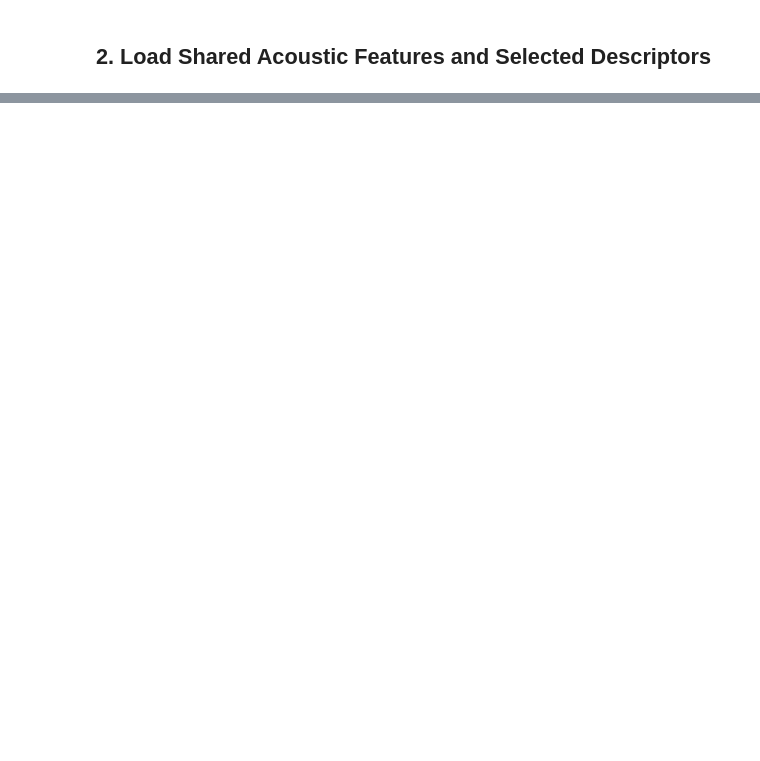
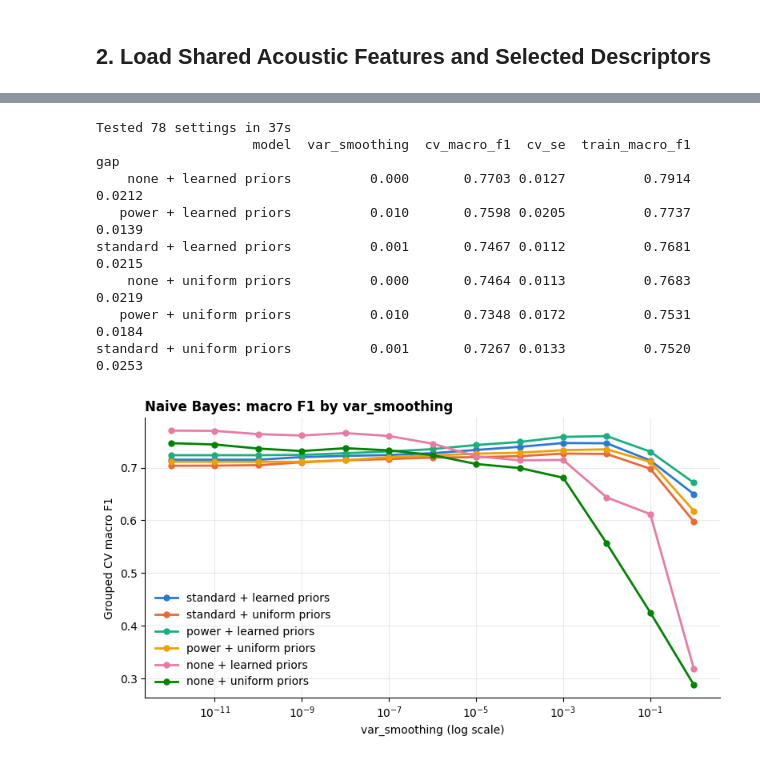
Before and after one commit to TheVantaDev/ML_CP, a Jupyter notebook: 02_person2_svm_and_naive_bayes/naive_bayes.ipynb, the cells around one changed output, grey strips where cells are left out. Cells and saved outputs as stored; diff of their text form; code cells hidden in the pictures; blank space fills up the shorter version.

Commit message:
feat(SVM & Naive Bayes): tuned, evaluated and exported final models

```diff
--- a/02_person2_svm_and_naive_bayes/naive_bayes.ipynb
+++ b/02_person2_svm_and_naive_bayes/naive_bayes.ipynb
@@ -236,0 +141,8 @@ print(f"Saved model artifacts for {ALGO_NAME} in models/!")
+# %%
+cv = StratifiedGroupKFold(n_splits=5, shuffle=True, random_state=RANDOM_SEED)
+
+for fold, (tr, va) in enumerate(cv.split(X_train_raw, y_train, groups_train), start=1):
+    assert not set(groups_train[tr]) & set(groups_train[va]), "Clip leaked across folds!"
+    print(f"Fold {fold}: train={len(tr)} val={len(va)} "
+          f"val per class={np.bincount(y_train[va], minlength=num_classes)}")
+print("No clip appears on both sides of any fold.")
@@ -236,0 +175,10 @@ print(f"Saved model artifacts for {ALGO_NAME} in models/!")
+# %%
+dummy = DummyClassifier(strategy="most_frequent")
+
+dummy_cv = cross_val_score(dummy, X_train, y_train, groups=groups_train,
+                           cv=cv, scoring="f1_macro")
+print(f"Dummy grouped CV macro F1: {dummy_cv.mean():.3f}")
+
+dummy.fit(X_train, y_train)
+print("Dummy on validation:")
+print(pd.Series(evaluate(dummy, X_val, y_val)).round(3))
@@ -236,0 +243,49 @@ print(f"Saved model artifacts for {ALGO_NAME} in models/!")
+# %%
+SMOOTHING = np.logspace(-12, 0, 13)
+VARIANTS = [("standard", "learned"), ("standard", "uniform"), ("power", "learned"), ("power", "uniform"),
+            ("none", "learned"), ("none", "uniform")]
+
+t0 = time.time()
+rows = []
+for transform, priors in VARIANTS:
+    for vs in SMOOTHING:
+        row = grouped_cv(make_nb(transform, priors, vs), f"{transform} + {priors} priors")
+        rows.append({**row, "transform": transform, "priors": priors, "var_smoothing": vs})
+nb_results = pd.DataFrame(rows)
+nb_results.sort_values("cv_macro_f1", ascending=False).to_csv("models/nb_tuning_results.csv", index=False)
+print(f"Tested {len(nb_results)} settings in {time.time() - t0:.0f}s")
+
+failed = nb_results["cv_macro_f1"].isna().sum()
+if failed:
+    print(f"WARNING: {failed} settings failed and are ignored.")
+
+best_per_variant = nb_results.loc[nb_results.groupby("model")["cv_macro_f1"].idxmax()]
+print(best_per_variant.sort_values("cv_macro_f1", ascending=False)[
+    ["model", "var_smoothing", "cv_macro_f1", "cv_se", "train_macro_f1", "gap"]].round(4).to_string(index=False))
+
+colors = ["#2a78d6", "#eb6834", "#1baf7a", "#eda100", "#e87ba4", "#008300"]
+fig, ax = plt.subplots(figsize=(8, 4.5))
+for color, (name, group) in zip(colors, nb_results.groupby("model", sort=False)):
+    group = group.sort_values("var_smoothing")
+    ax.plot(group["var_smoothing"], group["cv_macro_f1"], marker="o", markersize=5,
+            linewidth=2, color=color, label=name)
+ax.set_xscale("log")
+ax.set_title("Naive Bayes: macro F1 by var_smoothing", loc="left", fontweight="bold")
+ax.set_xlabel("var_smoothing (log scale)")
+ax.set_ylabel("Grouped CV macro F1")
+ax.grid(alpha=0.25)
+ax.spines[["top", "right"]].set_visible(False)
+ax.legend(frameon=False)
+fig.tight_layout()
+fig.savefig("plots/nb_var_smoothing_curve.png", dpi=200, bbox_inches="tight")
+plt.show()
+# %% [output]
+Tested 78 settings in 37s
+                    model  var_smoothing  cv_macro_f1  cv_se  train_macro_f1    gap
+    none + learned priors          0.000       0.7703 0.0127          0.7914 0.0212
+   power + learned priors          0.010       0.7598 0.0205          0.7737 0.0139
+standard + learned priors          0.001       0.7467 0.0112          0.7681 0.0215
+    none + uniform priors          0.000       0.7464 0.0113          0.7683 0.0219
+   power + uniform priors          0.010       0.7348 0.0172          0.7531 0.0184
+standard + uniform priors          0.001       0.7267 0.0133          0.7520 0.0253
+[figure, added]
```
Also changed, not shown: parts of 49 cells of this notebook, 37 other files.
